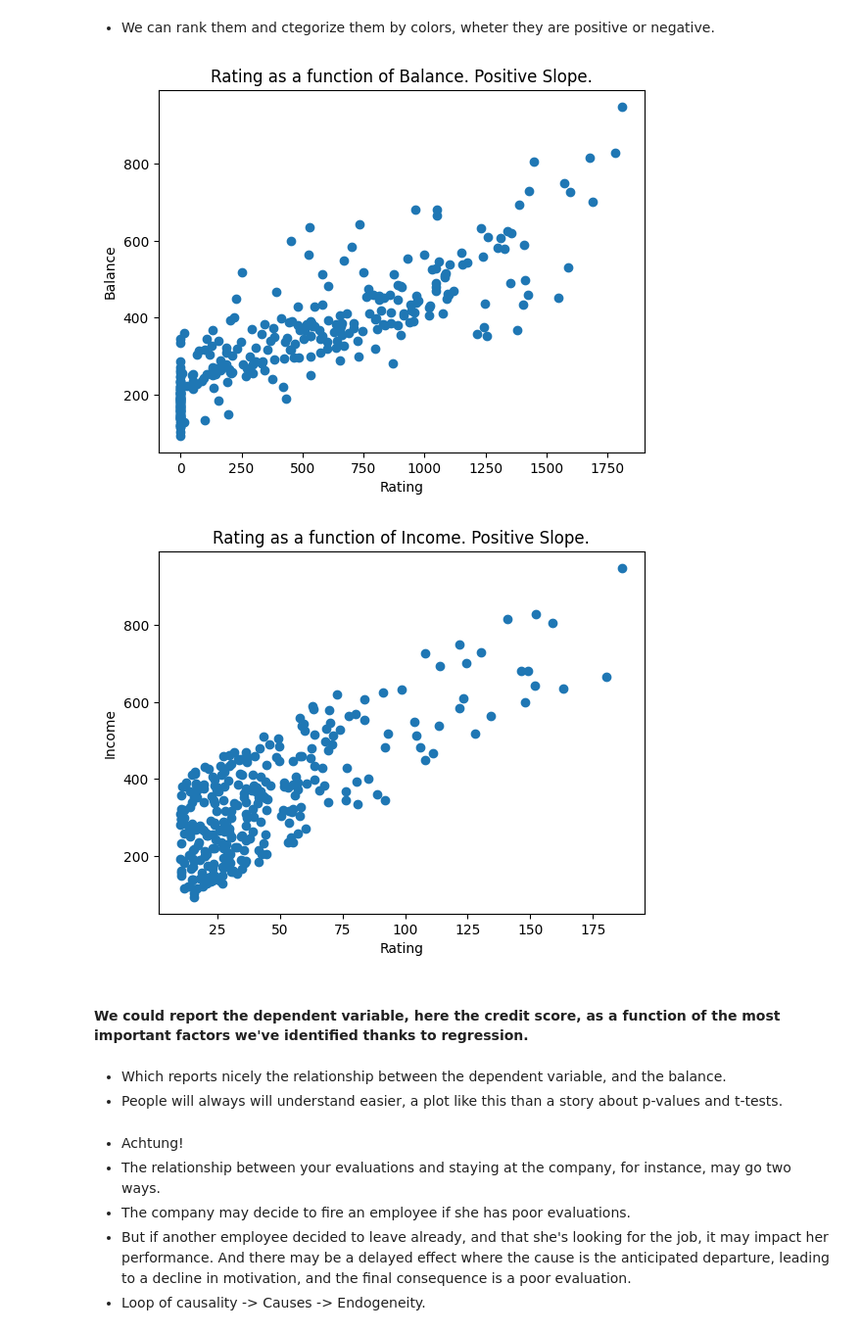
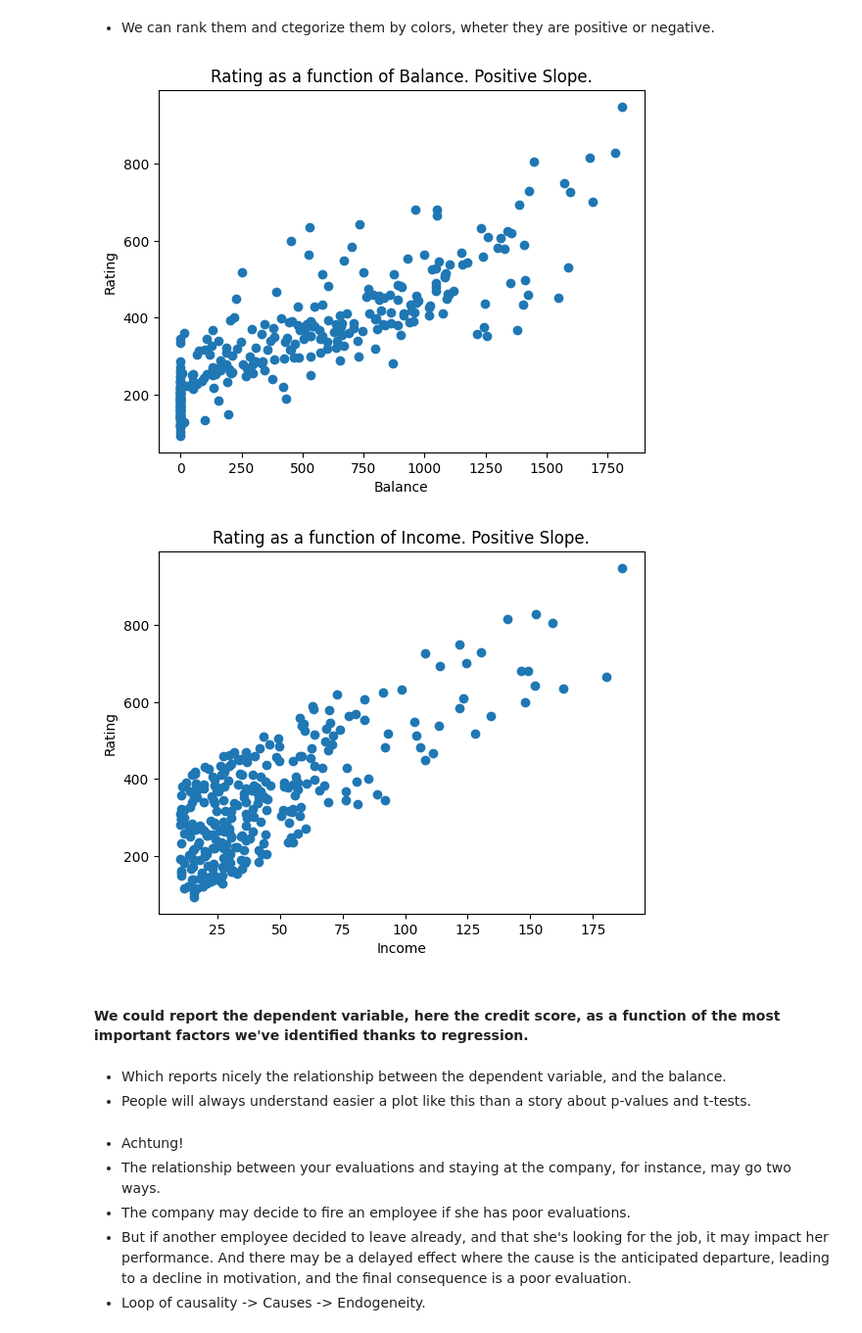
Before and after one commit to markmartorilopez/Machine_Learning, a Jupyter notebook: Business_Decisions_ML/10_Credit_Score_Regression.ipynb, the cells around one changed output. Shown at 98% size. Saved outputs shown, nothing was run; the diff lists cells and outputs as text; code cells hidden in the pictures.

```diff
--- a/Business_Decisions_ML/10_Credit_Score_Regression.ipynb
+++ b/Business_Decisions_ML/10_Credit_Score_Regression.ipynb
@@ -21,7 +21,7 @@ import matplotlib.pyplot as plt
 
 # Read the data
 df = pd.read_csv(
-    "../DATA/HR_2.csv"
+    "../../DATA/HR_2.csv"
 )
 
 df = pd.DataFrame(df)
@@ -426,28 +426,28 @@ strong multicollinearity or other numerical problems.
 # %%
 ## PLOT RATING as a function of BALANCE
 
 plt.scatter(df["Balance"], df["Rating"])
 plt.title("Rating as a function of Balance. Positive Slope.")
-plt.xlabel("Rating")
-plt.ylabel("Balance")
+plt.xlabel("Balance")
+plt.ylabel("Rating")
 ## SLOPE IS POSITIVE, THEREFORE THE HIGHER THE BALANCE, THE HIGHER THE RATING.
 plt.show()
 
 
 plt.scatter(df["Income"], df["Rating"])
 plt.title("Rating as a function of Income. Positive Slope.")
-plt.xlabel("Rating")
-plt.ylabel("Income")
+plt.xlabel("Income")
+plt.ylabel("Rating")
 ## SLOPE IS POSITIVE, THEREFORE THE HIGHER THE INCOME, THE HIGHER THE RATING.
 plt.show()
 # %% [output]
-[figure, old version]
+[figure, new version]
-[figure, old version]
+[figure, new version]
 # %% [markdown]
 #### We could report the dependent variable, here the credit score, as a function of the most important factors we've identified thanks to regression.
 # %% [markdown]
 - Which reports nicely the relationship between the dependent variable, and the balance.
-- People will always will understand easier, a plot like this than a story about p-values and t-tests.
+- People will always understand easier a plot like this than a story about p-values and t-tests.
 # %% [markdown]
 - Achtung!
 - The relationship between your evaluations and staying at the company, for instance, may go two ways.
```
Also changed, not shown: parts of 1 cell of this notebook, 1 other file.
